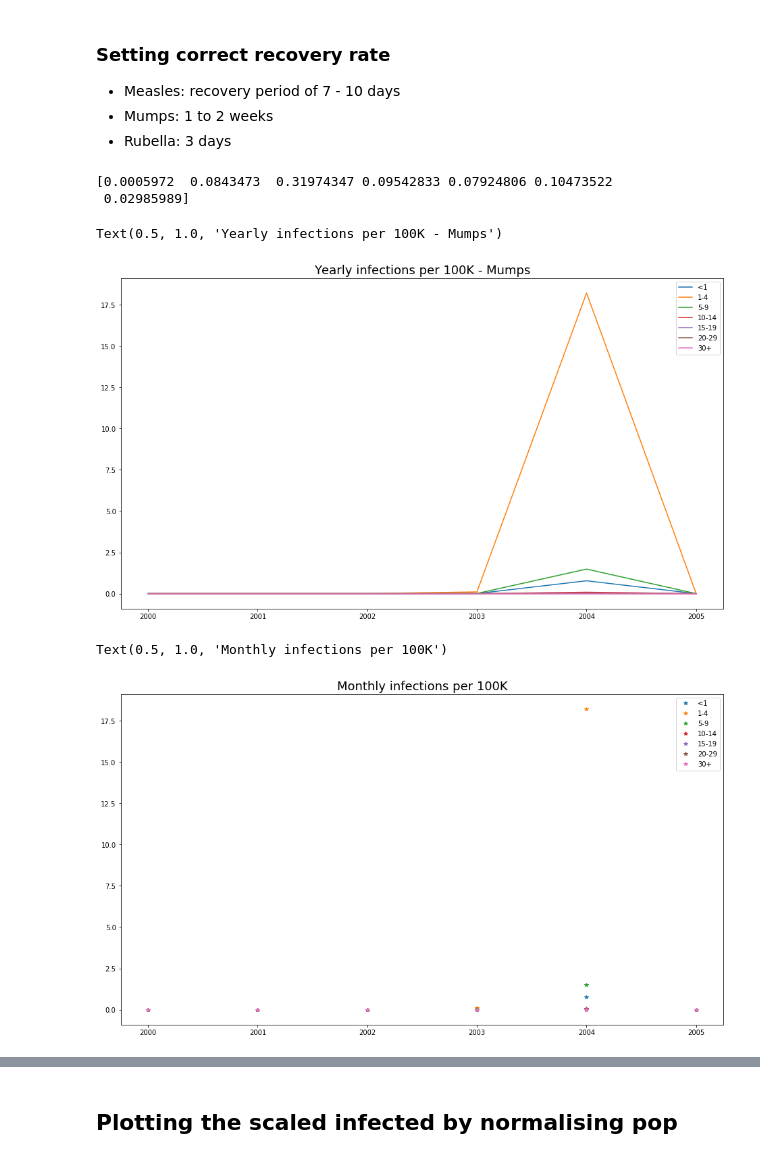
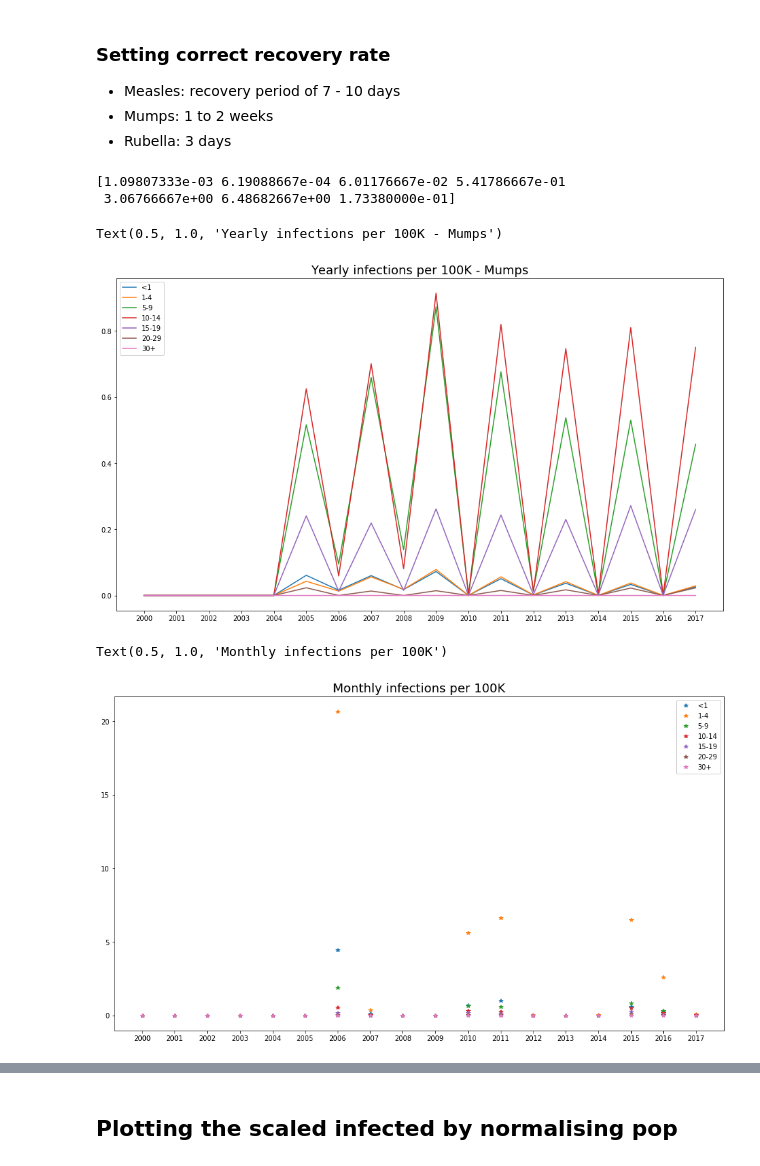
Before and after one commit to dhelekal/EpiRSG2020, a Jupyter notebook: model/Yearly_cases_simulation_Mumps .ipynb, the cells around one changed output, grey strips where cells are left out. Drawn from its saved outputs; the diff is of its cells as text; code cells hidden in the pictures.

```diff
--- a/model/Yearly_cases_simulation_Mumps .ipynb
+++ b/model/Yearly_cases_simulation_Mumps .ipynb
@@ -17,9 +17,9 @@ monthly_data = data.iloc[:,1:8]
 monthly_data = monthly_data[age_class]
 
 #I do not consider 2019
-monthly_data = monthly_data.iloc[0:(data.shape[0]-12),:]
+monthly_data = monthly_data.iloc[0:(data.shape[0]),:]
 
-time_date = data["Time"][0:(data.shape[0]-12)]
+time_date = data["Time"][0:(data.shape[0])]
 
 if d== "Mumps":
     years_run = int(time_date[len(time_date)-1]) - int(time_date[0]) +1
@@ -212,14 +212,15 @@ para = m.ModelParams(
 if d == "Measles":
     para.gamma = (1/8.5 *365.0)*np.ones([7]) #I compute the average
 elif d == "Mumps":
-    para.gamma = (1/10.5 *365.0)*np.ones([7])
+    para.gamma = (1/10 *365.0)*np.ones([7])
 elif d == "Rubella":
     para.gamma = (1/3 *365.0)*np.ones([7])
 # %%
-beta = 0.31*np.eye(7)*[0.0004,0.0385,0.175,0.06, 0.05,0.02,0.02]  # best guess
+beta =   1.2* np.eye(7)*[0.00019,0.000073,0.0085,0.088, 0.5,0.32,0.03]  # best guess
+
+#beta =   1.23* np.eye(7)*[0.0003,0.01,0.03,0.06, 0.1,0.05,0.02]  # best
 
 
-#beta = 0.38*np.eye(7)*[0.002,0.05,0.11,0.04, 0.02,0.02,0.02]
 print((beta@para.C/365)@np.ones(7))
 
 
@@ -227,36 +228,36 @@ mdl = m.SIRVModel(para, lambda t: beta)
 ic = estimate_SIR_IC(mdl, age_struct_start, pop_scale, V_ic)
 
 eval_year = 120
 out, t, out_YN = mdl.run(ic ,t_max = years_run-0.00001, method="RK45", eval_per_year=eval_year, pop_scale=pop_scale,
                          atol=1e-6, rtol = 1e-4)
 """""
 Inf_OUT = out[7:(7*2),:]
 plt.figure(figsize=(16,9))
 for ii in range(7):
     plt.plot(t[0:len(t)], np.transpose(out[7+ii,0:len(t)]), label = age_class[ii])
 plt.legend()
 plt.title("Infected curve for all age groups (unnormalized)", fontsize = 18)
 """
 
 plt.figure(figsize=(16,9))
 for ii in range(7):
     plt.plot(np.arange(0,years_run-1),
              (1e5/pop_scale)*np.transpose(get_yearly_rates(out_YN, eval_year, years_run)[ii,:]), label = age_class[ii])
 
 if d != "Mumps":
     locs, labels = plt.xticks()
     locs_mine = np.hstack([locs[1:-2], 19.5])
     plt.xticks(locs_mine, time_date[locs_mine*12])
 else:
     plt.xticks(np.arange(0,years_run-1), time_date)
 
 plt.legend()
 plt.title("Yearly infections per 100K - Mumps", fontsize = 18)
 # %% [output]
-[0.0005972  0.0843473  0.31974347 0.09542833 0.07924806 0.10473522
- 0.02985989]
+[1.09807333e-03 6.19088667e-04 6.01176667e-02 5.41786667e-01
+ 3.06766667e+00 6.48682667e+00 1.73380000e-01]
 Text(0.5, 1.0, 'Yearly infections per 100K - Mumps')
-[figure, old version]
+[figure, new version]
 # %%
 plt.figure(figsize=(16,9))
 for ii in range(7):
@@ -270,7 +271,7 @@ plt.legend()
 plt.title("Monthly infections per 100K", fontsize = 18)
 # %% [output]
 Text(0.5, 1.0, 'Monthly infections per 100K')
-[figure, old version]
+[figure, new version]
 # %%
 for d in ['Mumps']:
 #for d in ['Measles']:
```
Also changed, not shown: parts of 2 cells of this notebook, 2 other files.
